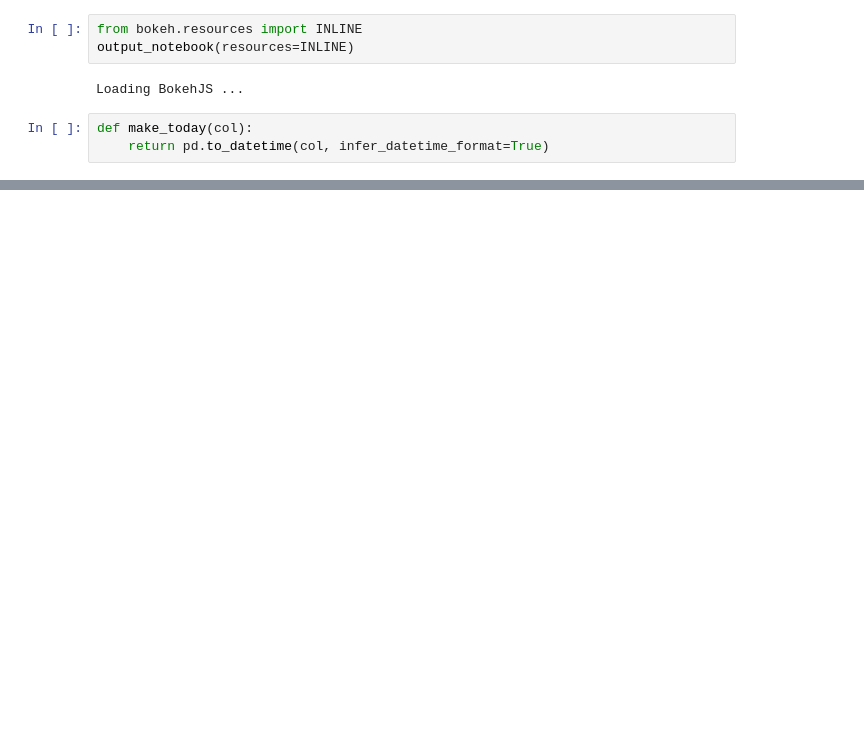
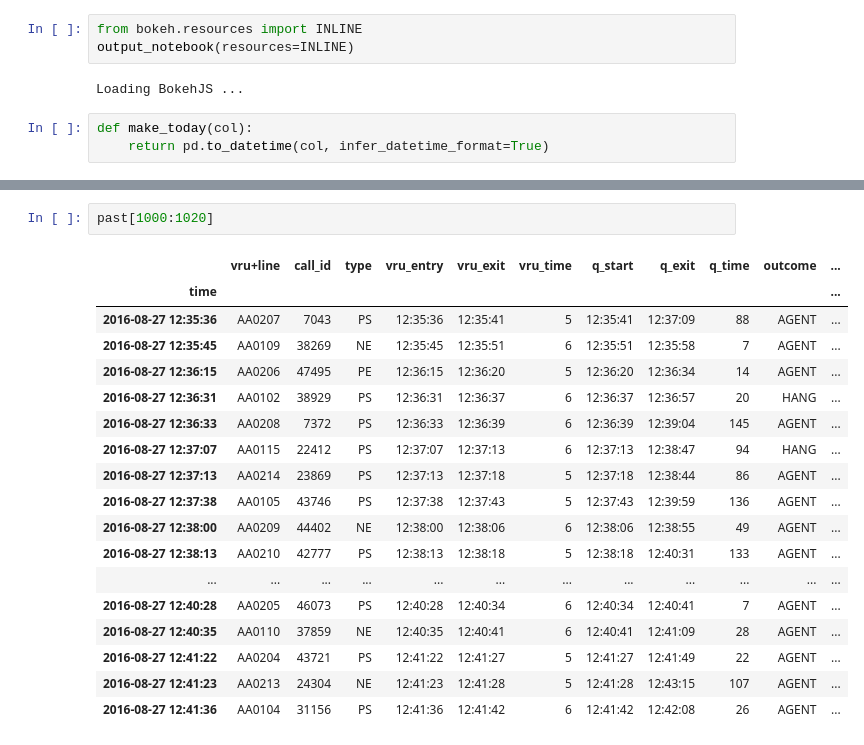
Before and after one commit to barntrosna/bokeh-project, a Jupyter notebook: calls_notebook.ipynb, the cells around one changed output, grey strips where cells are left out. Cells and saved outputs as stored; diff of their text form; blank space fills up the shorter version.

```diff
--- a/calls_notebook.ipynb
+++ b/calls_notebook.ipynb
@@ -85,3 +48,24 @@ past.tail(50)
+# %%
+past[1000:1020]
+# %% [output]
+|  | vru+line | call_id | type | vru_entry | vru_exit | vru_time | q_start | q_exit | q_time | outcome | ... |
+| time |  |  |  |  |  |  |  |  |  |  | ... |
+| 2016-08-27 12:35:36 | AA0207 | 7043 | PS | 12:35:36 | 12:35:41 | 5 | 12:35:41 | 12:37:09 | 88 | AGENT | ... |
+| 2016-08-27 12:35:45 | AA0109 | 38269 | NE | 12:35:45 | 12:35:51 | 6 | 12:35:51 | 12:35:58 | 7 | AGENT | ... |
+| 2016-08-27 12:36:15 | AA0206 | 47495 | PE | 12:36:15 | 12:36:20 | 5 | 12:36:20 | 12:36:34 | 14 | AGENT | ... |
+| 2016-08-27 12:36:31 | AA0102 | 38929 | PS | 12:36:31 | 12:36:37 | 6 | 12:36:37 | 12:36:57 | 20 | HANG | ... |
+| 2016-08-27 12:36:33 | AA0208 | 7372 | PS | 12:36:33 | 12:36:39 | 6 | 12:36:39 | 12:39:04 | 145 | AGENT | ... |
+| 2016-08-27 12:37:07 | AA0115 | 22412 | PS | 12:37:07 | 12:37:13 | 6 | 12:37:13 | 12:38:47 | 94 | HANG | ... |
+| 2016-08-27 12:37:13 | AA0214 | 23869 | PS | 12:37:13 | 12:37:18 | 5 | 12:37:18 | 12:38:44 | 86 | AGENT | ... |
+| 2016-08-27 12:37:38 | AA0105 | 43746 | PS | 12:37:38 | 12:37:43 | 5 | 12:37:43 | 12:39:59 | 136 | AGENT | ... |
+| 2016-08-27 12:38:00 | AA0209 | 44402 | NE | 12:38:00 | 12:38:06 | 6 | 12:38:06 | 12:38:55 | 49 | AGENT | ... |
+| 2016-08-27 12:38:13 | AA0210 | 42777 | PS | 12:38:13 | 12:38:18 | 5 | 12:38:18 | 12:40:31 | 133 | AGENT | ... |
+| ... | ... | ... | ... | ... | ... | ... | ... | ... | ... | ... | ... |
+| 2016-08-27 12:40:28 | AA0205 | 46073 | PS | 12:40:28 | 12:40:34 | 6 | 12:40:34 | 12:40:41 | 7 | AGENT | ... |
+| 2016-08-27 12:40:35 | AA0110 | 37859 | NE | 12:40:35 | 12:40:41 | 6 | 12:40:41 | 12:41:09 | 28 | AGENT | ... |
+| 2016-08-27 12:41:22 | AA0204 | 43721 | PS | 12:41:22 | 12:41:27 | 5 | 12:41:27 | 12:41:49 | 22 | AGENT | ... |
+| 2016-08-27 12:41:23 | AA0213 | 24304 | NE | 12:41:23 | 12:41:28 | 5 | 12:41:28 | 12:43:15 | 107 | AGENT | ... |
+| 2016-08-27 12:41:36 | AA0104 | 31156 | PS | 12:41:36 | 12:41:42 | 6 | 12:41:42 | 12:42:08 | 26 | AGENT | ... |
 # %%
 now
 # %% [output]
```
Also changed, not shown: parts of 11 cells of this notebook, 3 other files.
